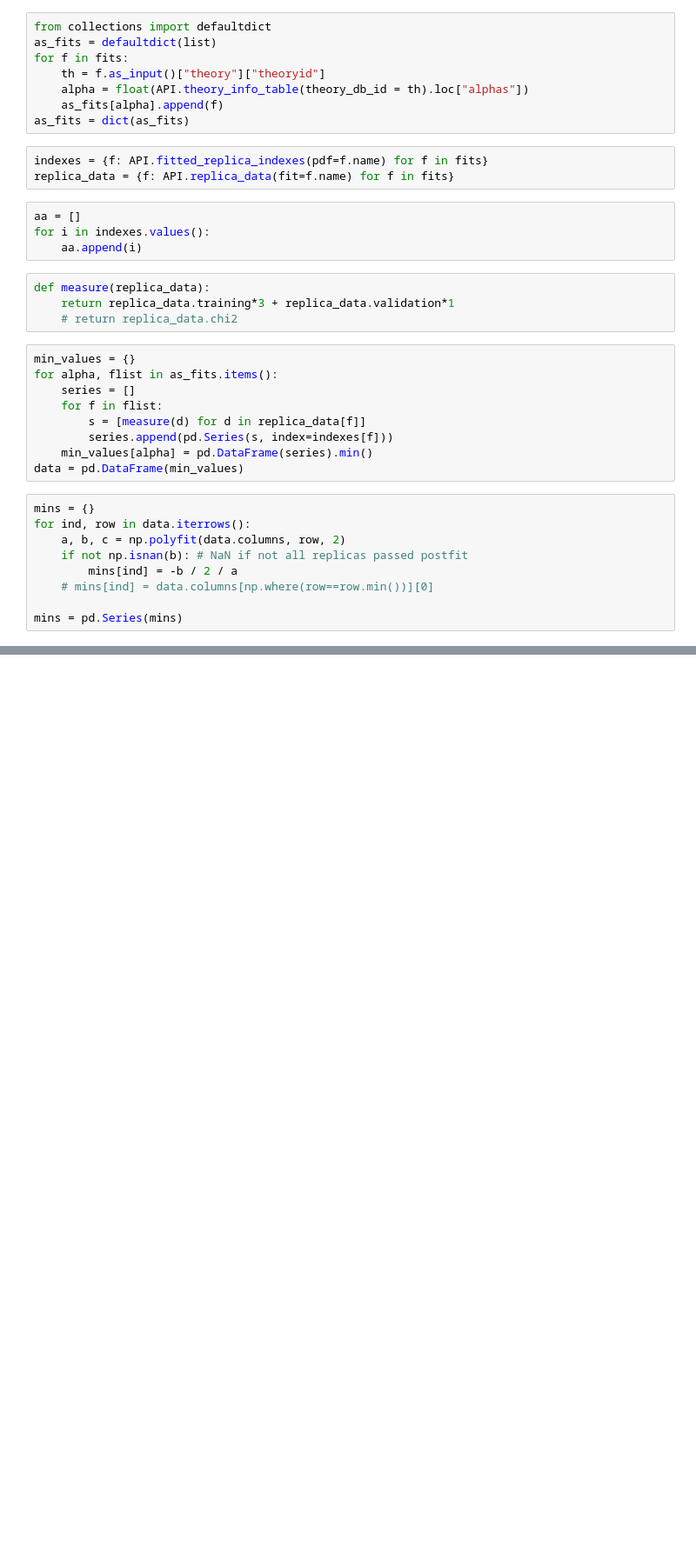
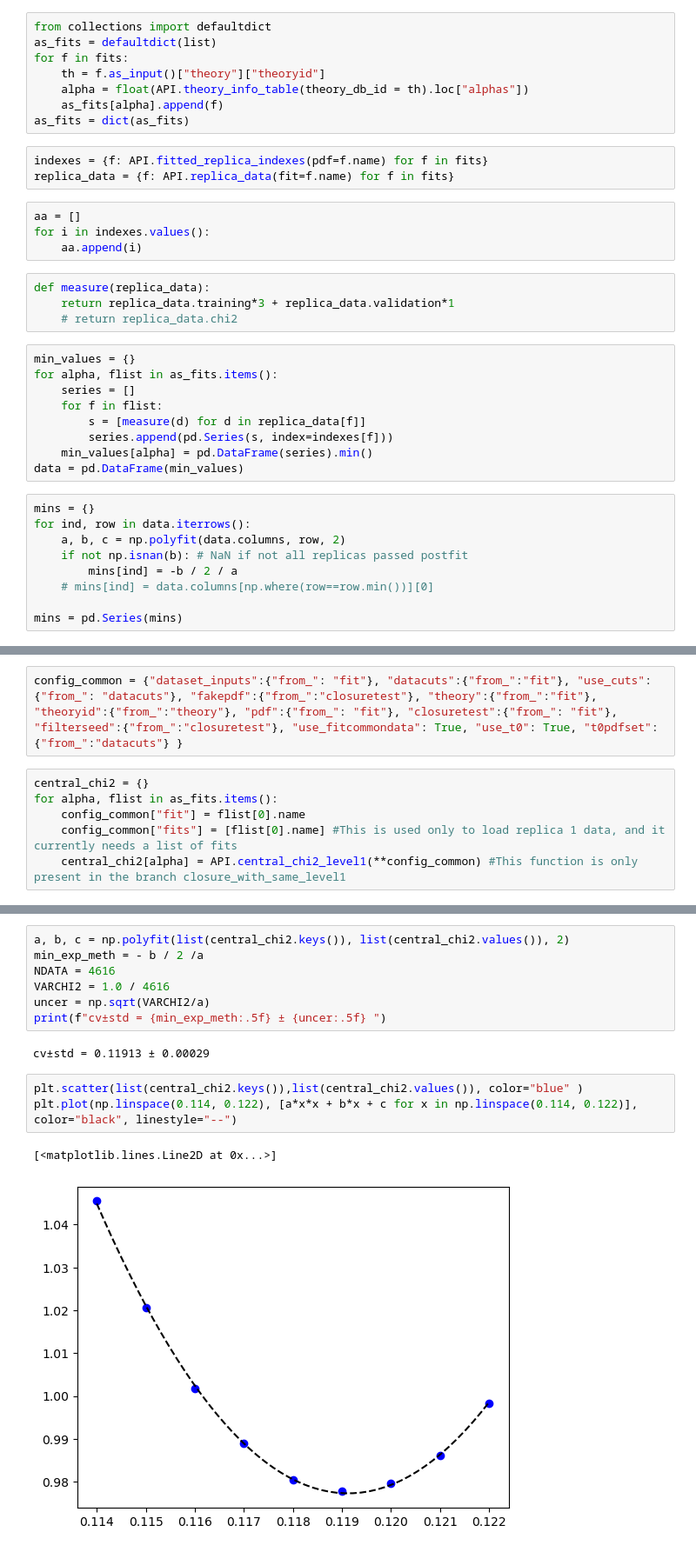
Before and after one commit to RoyStegeman/higher_twist, a Jupyter notebook: alphas/alphas_crm.ipynb, the cells around one changed output, grey strips where cells are left out. Shown at 87% size. Cells and saved outputs as stored; diff of their text form; blank space fills up the shorter version.

```diff
--- a/alphas/alphas_crm.ipynb
+++ b/alphas/alphas_crm.ipynb
@@ -81,0 +125,8 @@ plt.plot(data.columns, np.array(data.T))
+# %%
+config_common = {"dataset_inputs":{"from_": "fit"}, "datacuts":{"from_":"fit"}, "use_cuts":{"from_": "datacuts"}, "fakepdf":{"from_":"closuretest"}, "theory":{"from_":"fit"}, "theoryid":{"from_":"theory"}, "pdf":{"from_": "fit"}, "closuretest":{"from_": "fit"}, "filterseed":{"from_":"closuretest"}, "use_fitcommondata": True, "use_t0": True, "t0pdfset":{"from_":"datacuts"} }
+# %%
+central_chi2 = {}
+for alpha, flist in as_fits.items():
+    config_common["fit"] = flist[0].name
+    config_common["fits"] = [flist[0].name] #This is used only to load replica 1 data, and it currently needs a list of fits
+    central_chi2[alpha] = API.central_chi2_level1(**config_common) #This function is only present in the branch closure_with_same_level1
@@ -81,0 +154,15 @@ plt.plot(data.columns, np.array(data.T))
+# %%
+a, b, c = np.polyfit(list(central_chi2.keys()), list(central_chi2.values()), 2)
+min_exp_meth = - b / 2 /a
+NDATA = 4616
+VARCHI2 = 1.0 / 4616
+uncer = np.sqrt(VARCHI2/a)
+print(f"cv±std = {min_exp_meth:.5f} ± {uncer:.5f} ")
+# %% [output]
+cv±std = 0.11913 ± 0.00029
+# %%
+plt.scatter(list(central_chi2.keys()),list(central_chi2.values()), color="blue" )
+plt.plot(np.linspace(0.114, 0.122), [a*x*x + b*x + c for x in np.linspace(0.114, 0.122)], color="black", linestyle="--")
+# %% [output]
+[<matplotlib.lines.Line2D at 0x...>]
+[figure, added]
```
Also changed, not shown: parts of 11 cells of this notebook.
